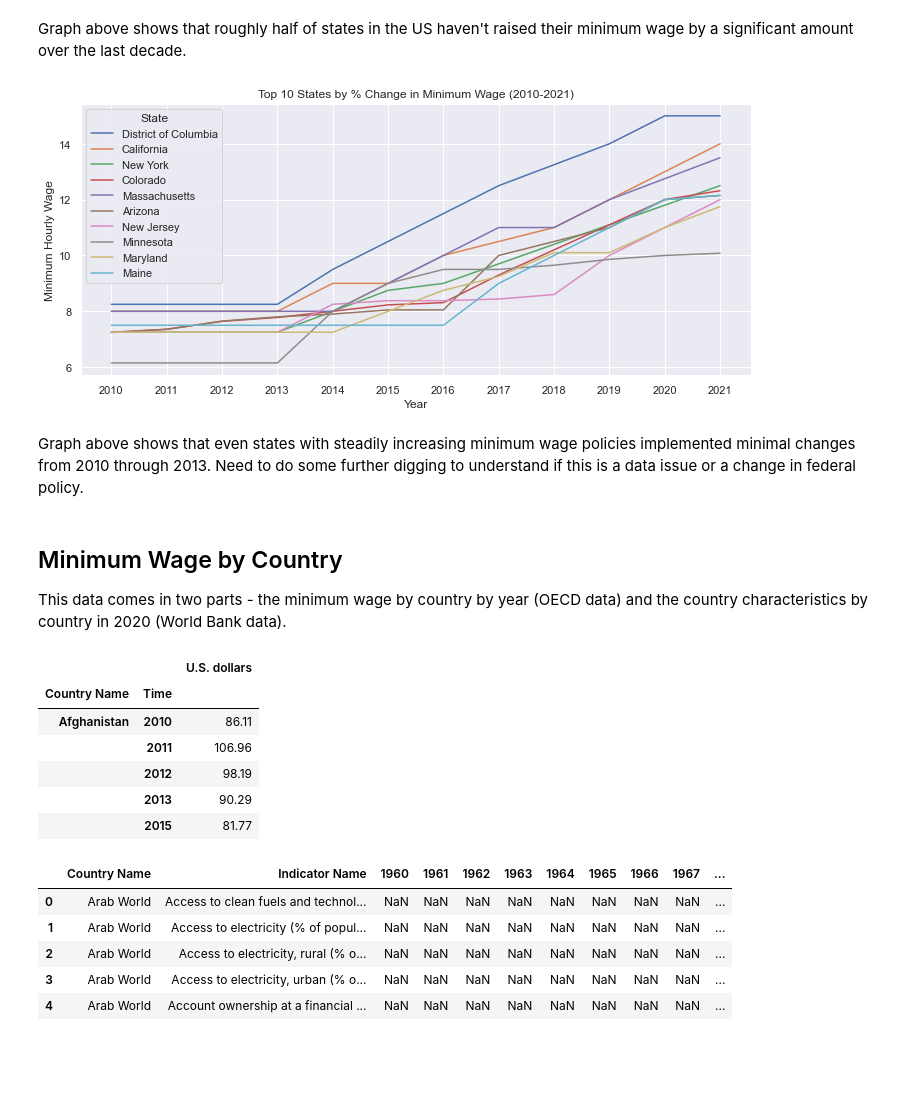
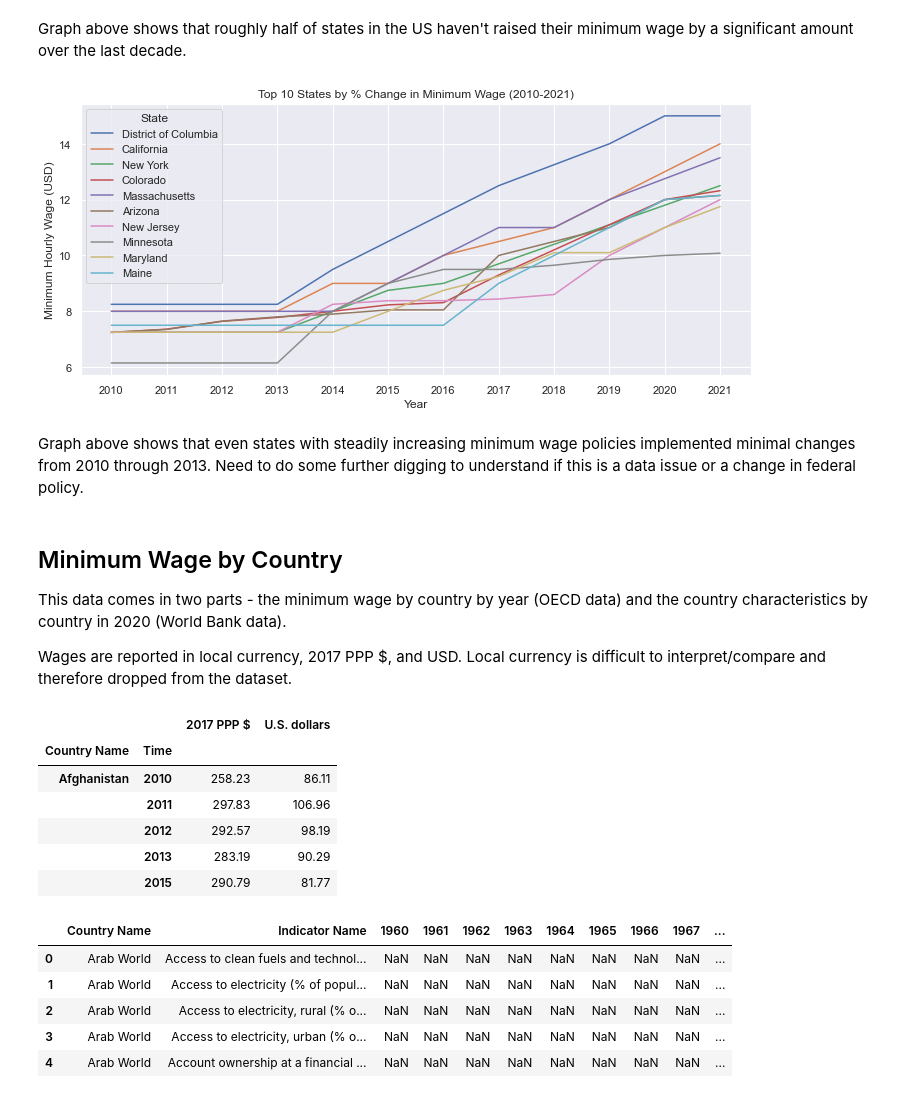
Before and after one commit to aliya-zee/chianalyst, a Jupyter notebook: MinWage-EDA.ipynb, the cells around one changed output. Saved outputs shown, nothing was run; the diff lists cells and outputs as text; code cells hidden in the pictures; blank space fills up the shorter version.

```diff
--- a/MinWage-EDA.ipynb
+++ b/MinWage-EDA.ipynb
@@ -40,34 +41,53 @@ Graph above shows that roughly half of states in the US haven't raised their min
 # %%
 graph_data = min_wage_by_state.sort_values(by = '% Change', ascending = False)[0:10].drop(columns = ['% Change'])
 graph_data = pd.melt(graph_data.reset_index(), id_vars = "State")
 
 plt.figure(figsize=(12, 5))
 g = sns.lineplot(data = graph_data, x = 'variable', hue = 'State', y = 'value')
-g = g.set(title = 'Top 10 States by % Change in Minimum Wage (2010-2021)', xlabel = 'Year', ylabel = 'Minimum Hourly Wage')
+g = g.set(title = 'Top 10 States by % Change in Minimum Wage (2010-2021)', xlabel = 'Year', ylabel = 'Minimum Hourly Wage (USD)')
 # %% [output]
-[figure, old version]
+[figure, new version]
 # %% [markdown]
 Graph above shows that even states with steadily increasing minimum wage policies implemented minimal changes from 2010 through 2013. Need to do some further digging to understand if this is a data issue or a change in federal policy.
 # %% [markdown]
 ## Minimum Wage by Country
 This data comes in two parts - the minimum wage by country by year (OECD data) and the country characteristics by country in 2020 (World Bank data).
+
+Wages are reported in local currency, 2017 PPP $, and USD. Local currency is difficult to interpret/compare and therefore dropped from the dataset.
 # %%
 # OECD Data
 min_wage_by_country = pd.read_excel('C:/Users/aliya/Documents/UChicago/Chicago Analyst/MinWage/Data/OECD-MinWageByCountry.xlsx',
                                    skiprows = 5)
-min_wage_by_country.drop(columns = ['Source type', 'Unnamed: 6', 'Local currency', '2017 PPP $'], inplace = True)
+min_wage_by_country.drop(columns = ['Source type', 'Unnamed: 6', 'Local currency'], inplace = True)
 min_wage_by_country.rename(columns = {'Reference area': 'Country Name'}, inplace = True)
 min_wage_by_country['Time'] = min_wage_by_country['Time'].astype('int')
+
+# Rename some mismatched country names for matching later
+oecd_rename = {'Bahamas': 'Bahamas, The',
+              'Congo, Democratic Republic of the': 'Congo, Dem. Rep.',
+              'Czechia': 'Czech Republic',
+              "Côte d'Ivoire": "Cote d'Ivoire",
+              'Egypt': 'Egypt, Arab Rep.',
+              'Hong Kong, China': 'Hong Kong SAR, China',
+              'Iran, Islamic Republic of': 'Iran, Islamic Rep.',
+              'Korea, Republic of': 'Korea, Rep.',
+              'Kyrgyzstan': 'Kyrgyz Republic',
+              "Lao People's Democratic Republic": 'Lao PDR',
+              'Moldova, Republic of': 'Moldova',
+              'Venezuela, Bolivarian Republic of': 'Venezuela, RB',
+              'Viet Nam': 'Vietnam'}
+min_wage_by_country.replace({'Country Name': oecd_rename}, inplace = True)
+
 min_wage_by_country.set_index(['Country Name', 'Time'], inplace = True)
 min_wage_by_country.head()
 # %% [output]
-|  |  | U.S. dollars |
-| Country Name | Time |  |
-| Afghanistan | 2010 | 86.11 |
-|  | 2011 | 106.96 |
-|  | 2012 | 98.19 |
-|  | 2013 | 90.29 |
-|  | 2015 | 81.77 |
+|  |  | 2017 PPP $ | U.S. dollars |
+| Country Name | Time |  |  |
+| Afghanistan | 2010 | 258.23 | 86.11 |
+|  | 2011 | 297.83 | 106.96 |
+|  | 2012 | 292.57 | 98.19 |
+|  | 2013 | 283.19 | 90.29 |
+|  | 2015 | 290.79 | 81.77 |
 # %%
 # World Bank Data
 world_dev_ind = pd.read_csv('C:/Users/aliya/Documents/UChicago/Chicago Analyst/MinWage/Data/WorldBank-WDIByCountry.csv')
```
Also changed, not shown: parts of 22 cells of this notebook.
